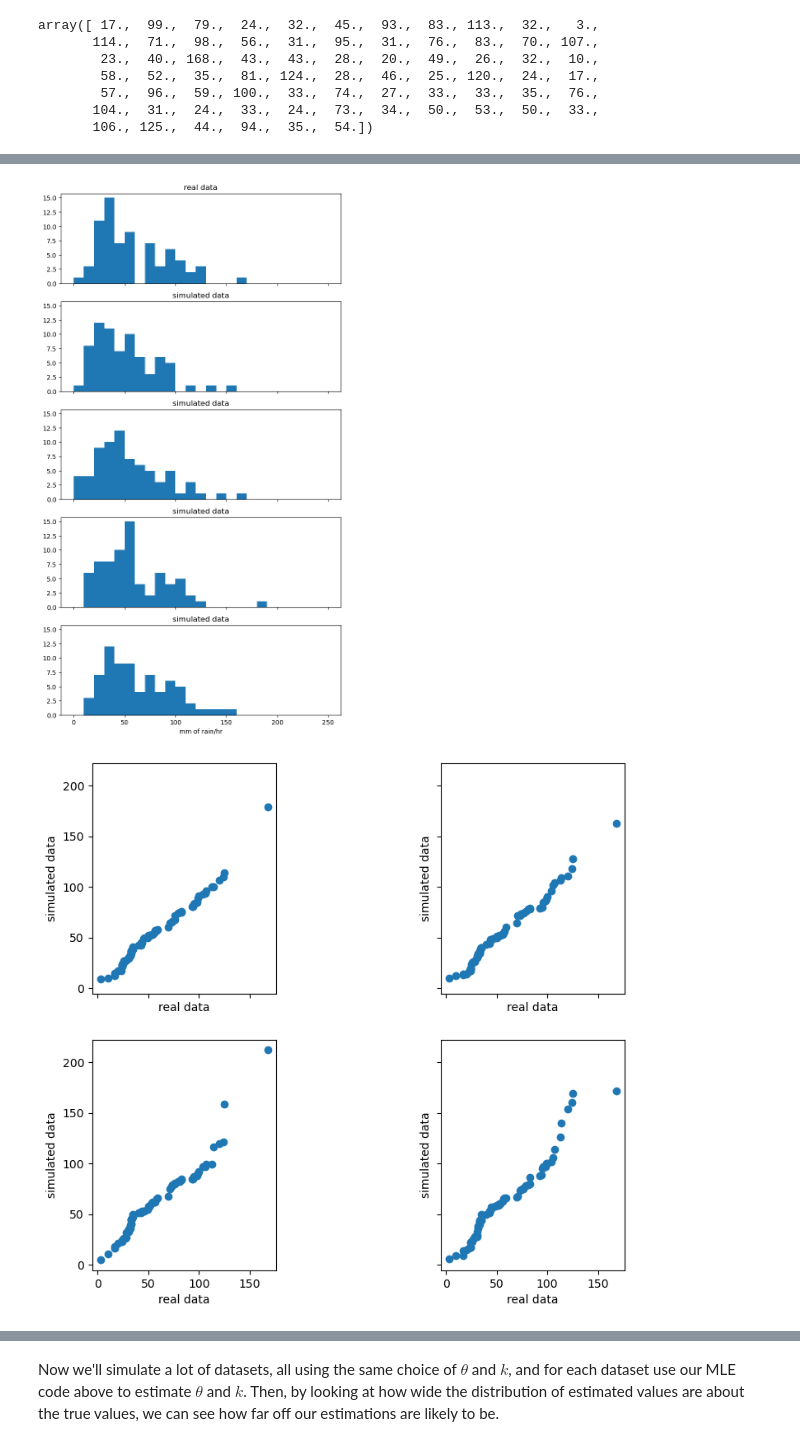
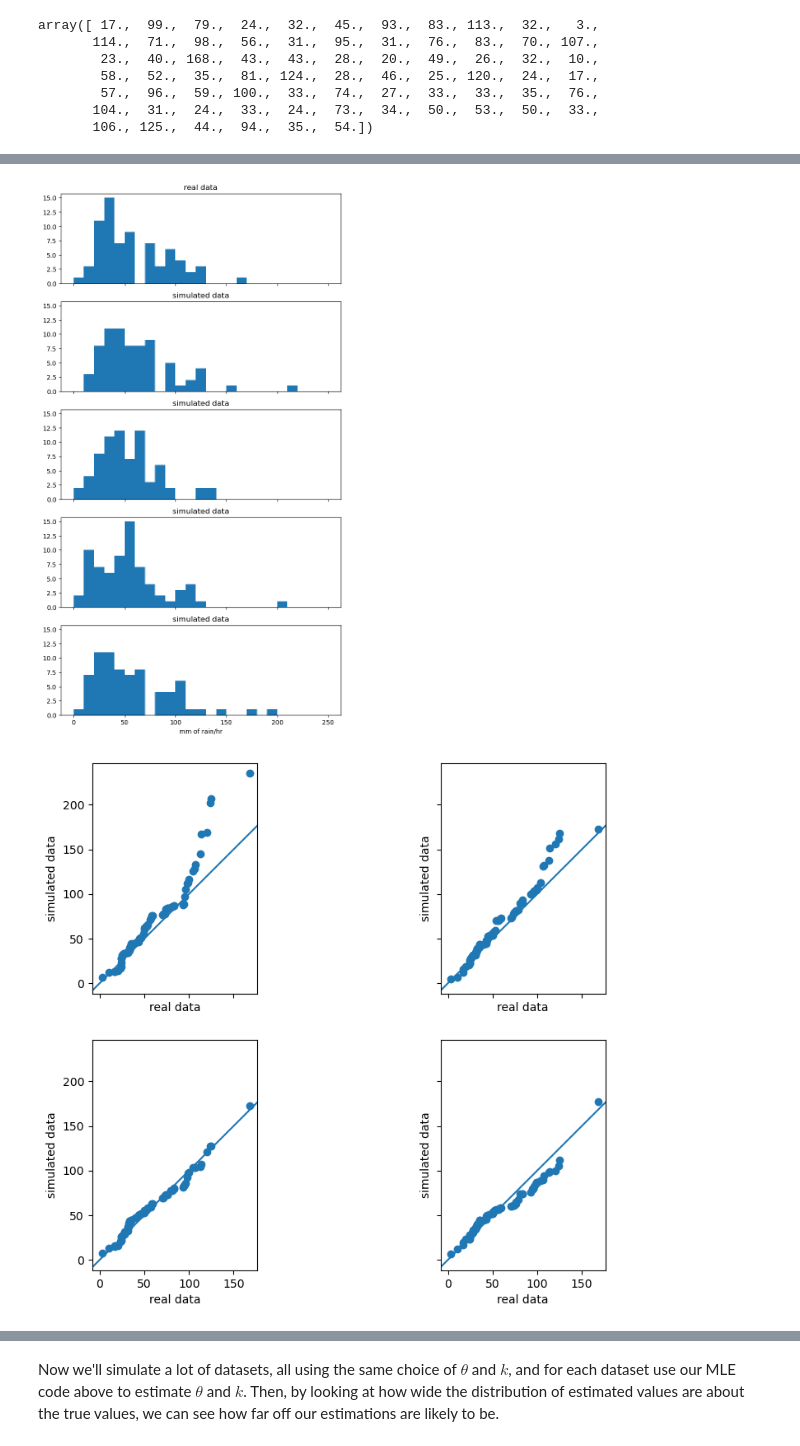
Before and after one commit to UOdsci/dsci345, a Jupyter notebook: class_material/slides/Likelihood.ipynb, the cells around one changed output, grey strips where cells are left out. Cells and saved outputs as stored; diff of their text form; code cells hidden in the pictures.

```diff
--- a/class_material/slides/Likelihood.ipynb
+++ b/class_material/slides/Likelihood.ipynb
@@ -348,9 +348,11 @@ array([ 17.,  99.,  79.,  24.,  32.,  45.,  93.,  83., 113.,  32.,   3.,
        104.,  31.,  24.,  33.,  24.,  73.,  34.,  50.,  53.,  50.,  33.,
        106., 125.,  44.,  94.,  35.,  54.])
 # %%
-def sim_rain():
-    sim_x = rng.gamma(shape=mle_k, scale=mle_theta, size=len(rain))
-    return np.round(sim_x)
+def sim_rain(shape=mle_k, scale=mle_theta):
+    x = np.round(
+        rng.gamma(shape=shape, scale=scale, size=72)
+    )
+    return x
 
 sim_rain()
 # %% [output]
@@ -396,17 +398,18 @@ for k in range(1, num_reps + 1):
 
 axes[-1].set_xlabel("mm of rain/hr");
 # %% [output]
-[figure, old version]
+[figure, new version]
 # %%
 num_reps = 4
 fig, axes = plt.subplots(2, 2, figsize=(10, 8), sharex=True, sharey=True)
 
 for k in range(4):
     ax = axes.flatten()[k]
     sim_x = sim_rain()
     ax.scatter(np.sort(rain), np.sort(sim_x))
     ax.set_xlabel("real data")
     ax.set_ylabel("simulated data")
     ax.set_aspect(1)
+    ax.axline((0,0), slope=1)
 # %% [output]
-[figure, old version]
+[figure, new version]
```
Also changed, not shown: parts of 8 cells of this notebook, 4 other files.
